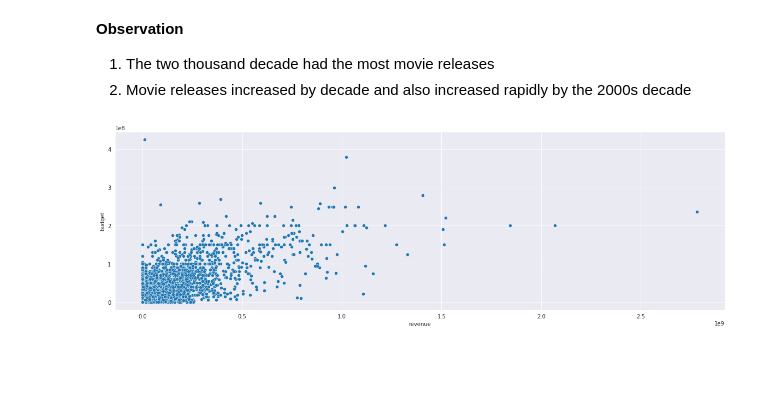
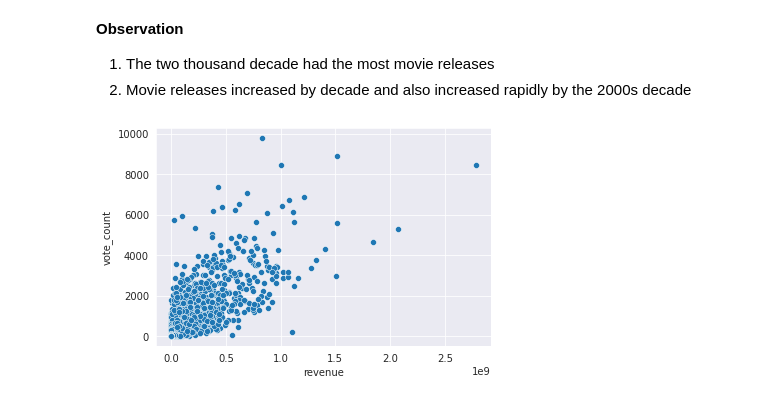
Before and after one commit to FMurunga/IDMb-Movies-Data-Investigation-Project, a Jupyter notebook: TDMb_Dataset_Analysis_Project.ipynb, the cells around one changed output. Saved outputs shown, nothing was run; the diff lists cells and outputs as text; code cells hidden in the pictures; blank space fills up the shorter version.

```diff
--- a/TDMb_Dataset_Analysis_Project.ipynb
+++ b/TDMb_Dataset_Analysis_Project.ipynb
@@ -324,3 +313,5 @@ sns.barplot(x=x_values, y=y,palette= colors).set(title='Top 5 Movie Cast with th
 plt.show()
 # %% [output]
 [figure]
+# %%
+df['release_date'] = pd.to_datetime(df['release_date'])
@@ -390,10 +429,10 @@ plt.show()
 1. The two thousand decade had the most movie releases
 2. Movie releases increased by decade and also increased rapidly by the 2000s decade
 # %%
-sns.scatterplot(y=df1['budget'],x=df1['revenue'])
+sns.scatterplot(y=df1['vote_count'],x=df1['revenue'])
 plt.show()
 # %% [output]
-[figure, old version]
+[figure, new version]
 # %%
 # create the profits column that shows the movie profits
 df1=df1.assign(Profits=lambda x: x.revenue - x.budget)
```
Also changed, not shown: parts of 6 cells of this notebook.
